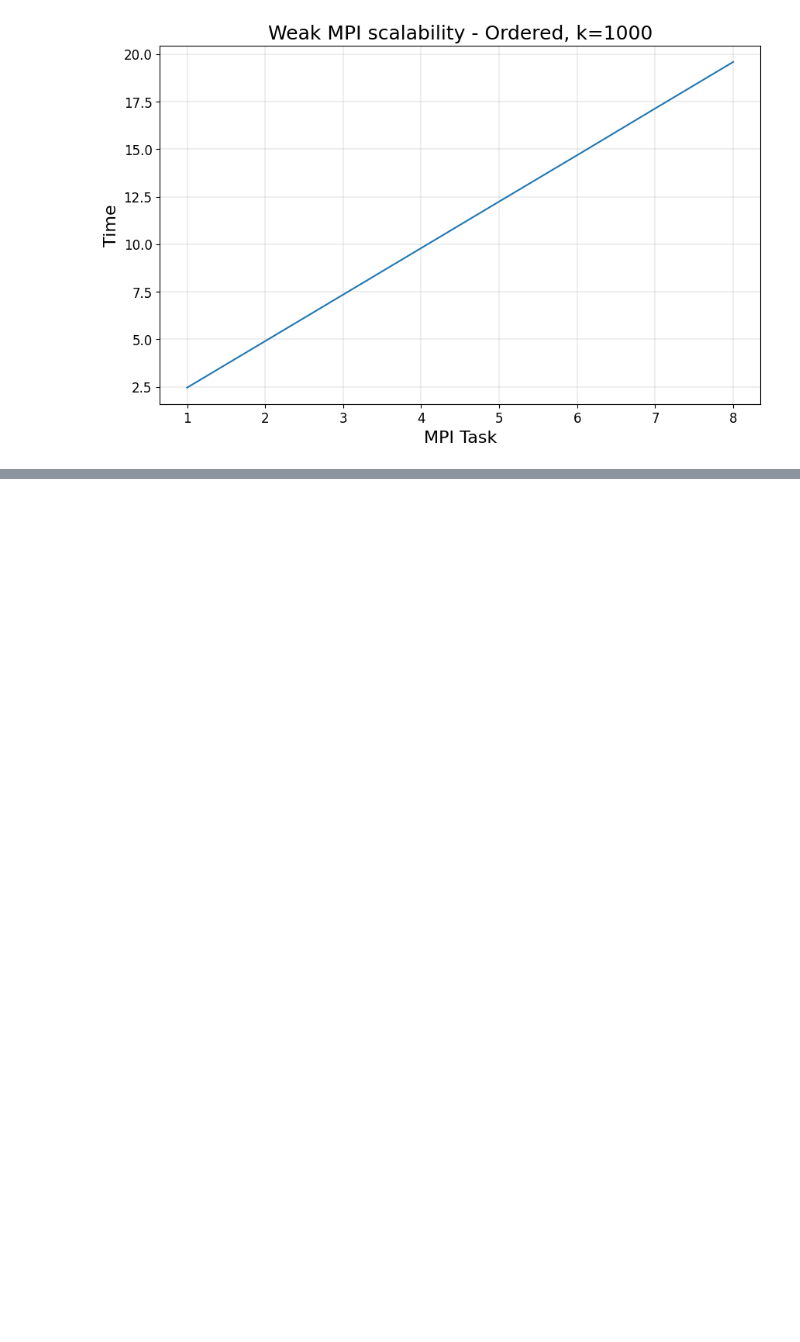
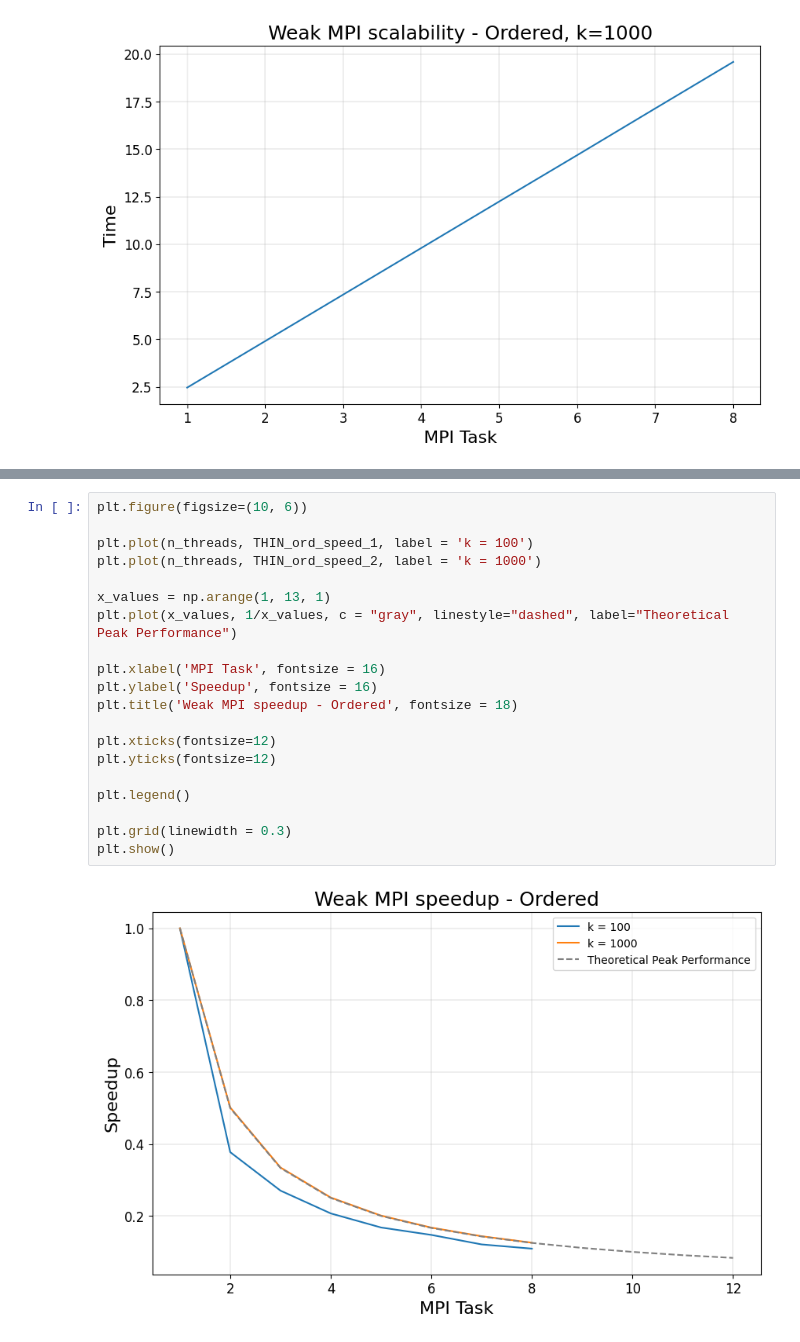
Before and after one commit to paolodr98/Final-assigments-FHPC-course-2022-2023, a Jupyter notebook: exercise1/data/weak_MPI/analize_weak_MPI.ipynb, the cells around one changed output, grey strips where cells are left out. Drawn from its saved outputs; the diff is of its cells as text; blank space fills up the shorter version.

```diff
--- a/exercise1/data/weak_MPI/analize_weak_MPI.ipynb
+++ b/exercise1/data/weak_MPI/analize_weak_MPI.ipynb
@@ -168,0 +200,22 @@ plt.show()
+# %%
+plt.figure(figsize=(10, 6))
+
+plt.plot(n_threads, THIN_ord_speed_1, label = 'k = 100')
+plt.plot(n_threads, THIN_ord_speed_2, label = 'k = 1000')
+
+x_values = np.arange(1, 13, 1)
+plt.plot(x_values, 1/x_values, c = "gray", linestyle="dashed", label="Theoretical Peak Performance")
+
+plt.xlabel('MPI Task', fontsize = 16)
+plt.ylabel('Speedup', fontsize = 16)
+plt.title('Weak MPI speedup - Ordered', fontsize = 18)
+
+plt.xticks(fontsize=12)
+plt.yticks(fontsize=12)
+
+plt.legend()
+
+plt.grid(linewidth = 0.3)
+plt.show()
+# %% [output]
+[figure, added]
```
Also changed, not shown: parts of 3 cells of this notebook, 3 other files.
